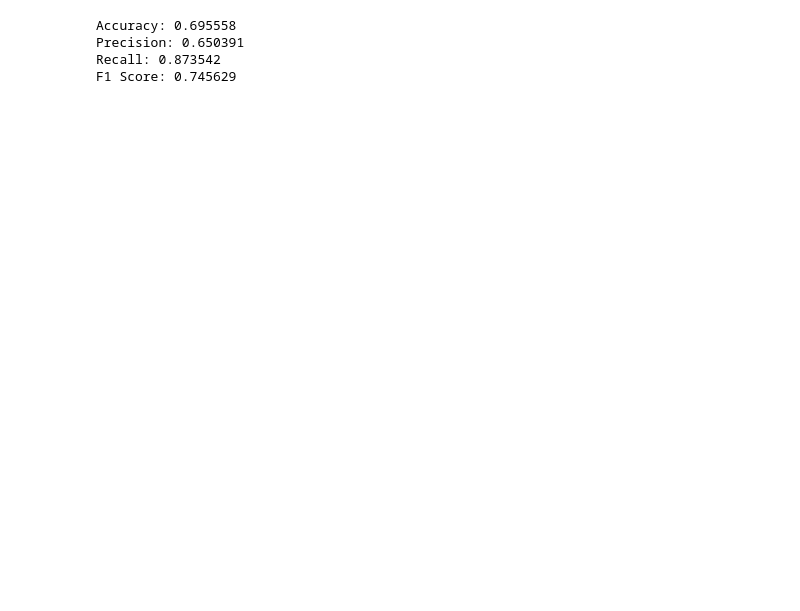
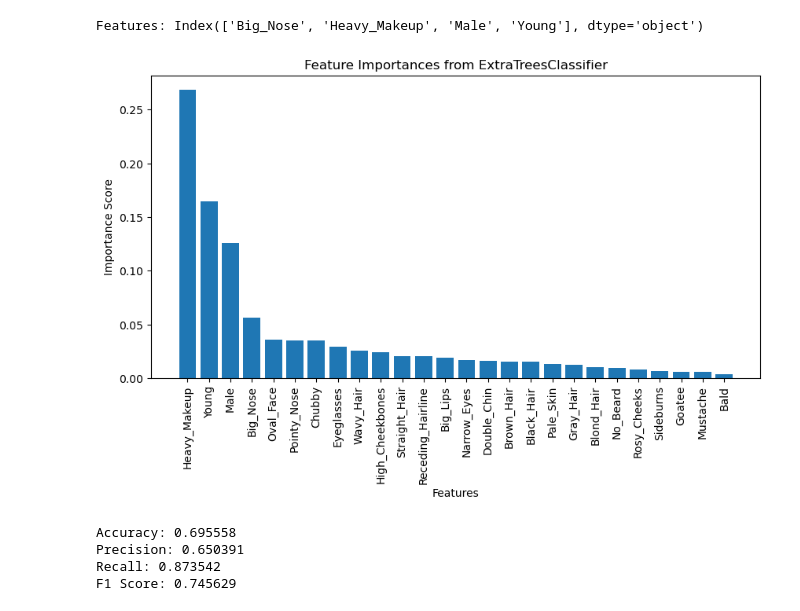
Before and after one commit to kayleighpvu/CSEN-140-Project, a Jupyter notebook: src/knn_model/knn_extra_trees.ipynb, the cells around one changed output. Saved outputs shown, nothing was run; the diff lists cells and outputs as text; code cells hidden in the pictures; blank space fills up the shorter version.

Commit message:
Update all extra trees notebooks

```diff
--- a/src/knn_model/knn_extra_trees.ipynb
+++ b/src/knn_model/knn_extra_trees.ipynb
@@ -82 +21,38 @@ weighted avg       0.72      0.70      0.68     60780
+# %%
+# init and fit ExtraTreesClassifier
+clf = ExtraTreesClassifier(n_estimators=50, random_state=42)
+clf.fit(X, y)
+
+# feature importance
+importances = clf.feature_importances_
+
+# feature selection
+selector = SelectFromModel(clf, prefit=True)
+X_new = selector.transform(X)
+
+# names of distinct features
+selected_features = column_names[selector.get_support()]
+print("Features:", selected_features)
+
+# training and testing split 70/30
+X_train, X_test, y_train, y_test = train_test_split(X_new, y, test_size=0.3, random_state=42)
+
+# training KNN model
+knn = KNeighborsClassifier(n_neighbors=5)
+knn.fit(X_train, y_train)
+y_pred = knn.predict(X_test)
+# %% [output]
+Features: Index(['Big_Nose', 'Heavy_Makeup', 'Male', 'Young'], dtype='object')
+# %%
+indices = np.argsort(importances)[::-1]
+plt.figure(figsize=(10, 5))
+plt.title("Feature Importances from ExtraTreesClassifier")
+plt.bar(range(len(importances)), importances[indices], align="center")
+plt.xticks(range(len(importances)), column_names[indices], rotation=90)
+plt.xlabel("Features")
+plt.ylabel("Importance Score")
+plt.show()
+plt.show()
+# %% [output]
+[figure, added]
 # %%
```
Also changed, not shown: parts of 2 cells of this notebook, 1 other file.
